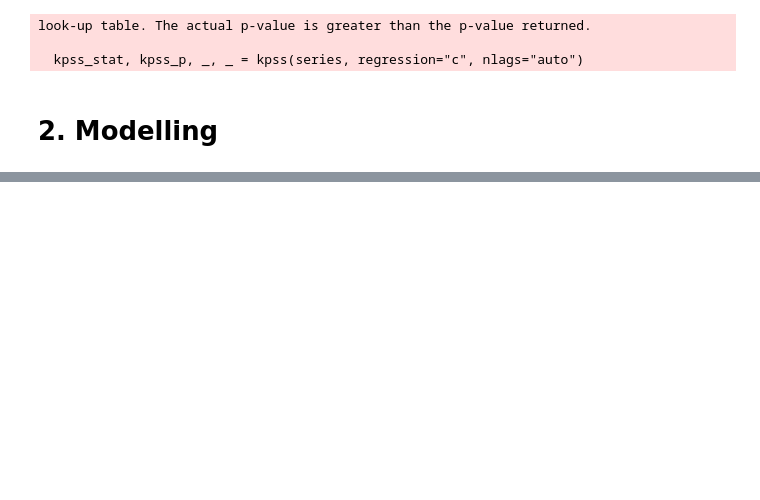
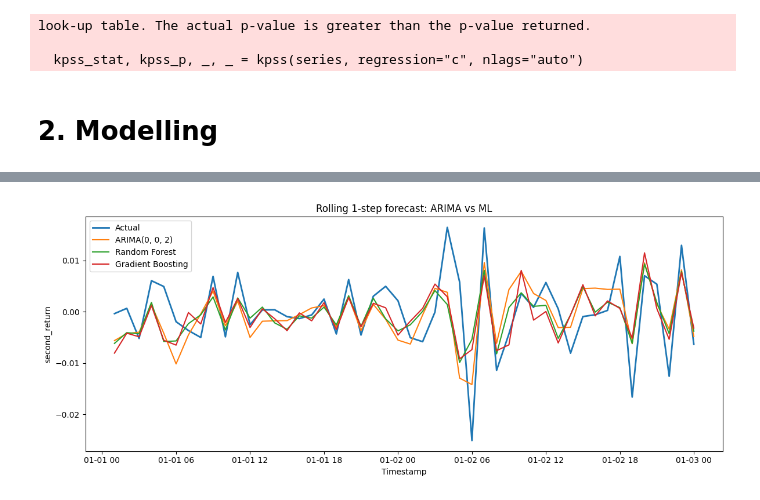
Before and after one commit to AgataJuda/Machine-Learning-for-Data-Analytics, a Jupyter notebook: notebooks/Processed_data.ipynb, the cells around one changed output, grey strips where cells are left out. Cells and saved outputs as stored; diff of their text form; code cells hidden in the pictures; blank space fills up the shorter version.

```diff
--- a/notebooks/Processed_data.ipynb
+++ b/notebooks/Processed_data.ipynb
@@ -617,0 +1057,35 @@ Best AIC: -729392.4840
+# %%
+# =========================
+# 11. PLOT: ARIMA VS ML
+# =========================
+
+plt.figure(figsize=(12, 5))
+
+plt.plot(
+    rolling_forecast_df.index,
+    rolling_forecast_df["actual"],
+    label="Actual",
+    linewidth=2
+)
+
+plt.plot(
+    rolling_forecast_df.index,
+    rolling_forecast_df["forecast"],
+    label=f"ARIMA{best_order}"
+)
+
+for model_name in ml_models.keys():
+    plt.plot(
+        ml_forecast_df.index,
+        ml_forecast_df[model_name],
+        label=model_name
+    )
+
+plt.title("Rolling 1-step forecast: ARIMA vs ML")
+plt.xlabel("Timestamp")
+plt.ylabel("second_return")
+plt.legend()
+plt.tight_layout()
+plt.show()
+# %% [output]
+[figure, added]
```
Also changed, not shown: parts of 20 cells of this notebook, 2 other files.
